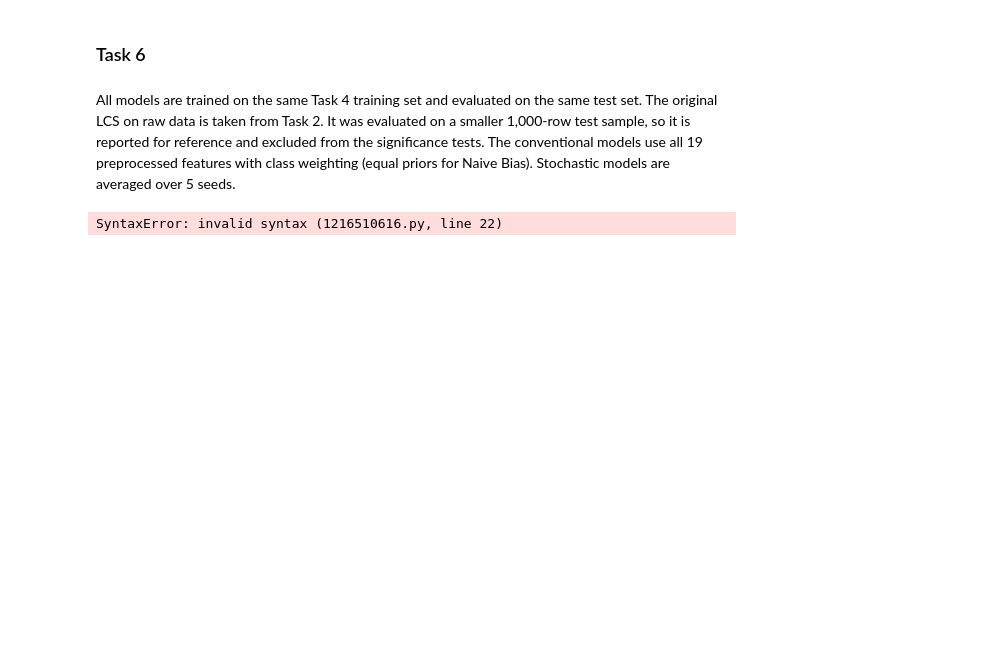
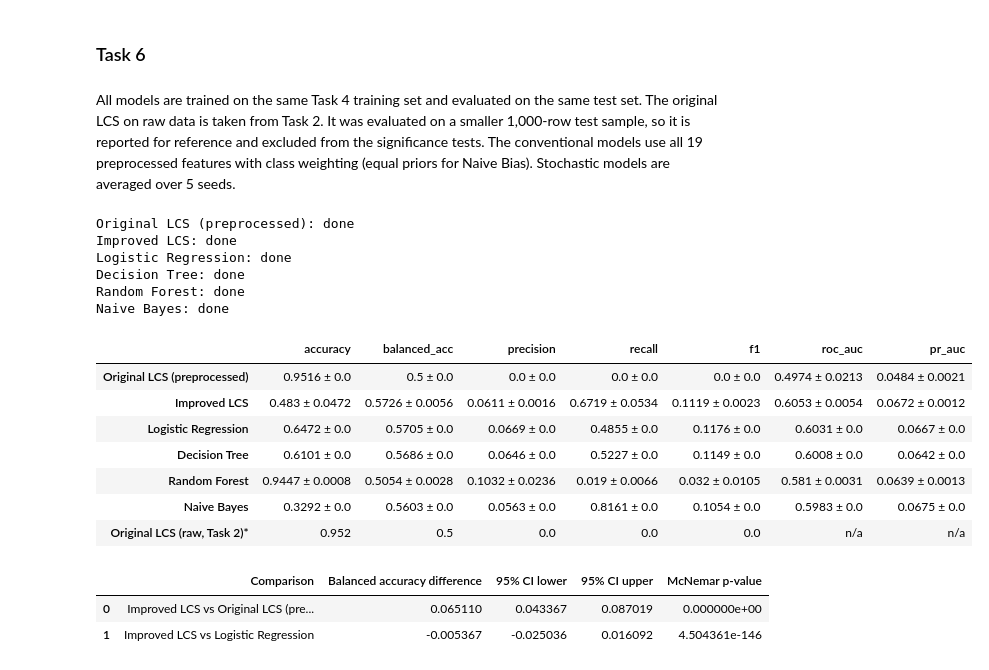
Before and after one commit to kaneviggers/Transaction-fraud-detection, a Jupyter notebook: notebook_phase2.ipynb, the cells around one changed output. Saved outputs shown, nothing was run; the diff lists cells and outputs as text; code cells hidden in the pictures; blank space fills up the shorter version.

Commit message:
Fixed Task 6 error and added statistical comparisons

```diff
--- a/notebook_phase2.ipynb
+++ b/notebook_phase2.ipynb
@@ -1120,7 +1119,7 @@ def elcs_run(cols, seed, sampler="none", prune=False, **params):
     pred = np.array([0 if p is None else p for p in model.predict(X_test[:, cols])]).astype(int)
     try:
         prob = np.asarray(model.predict_proba(X_test[:, cols]), dtype=float)
-        prob = np.nan_to_num(prob[:, 1] if prob.ndim == 2 else prob)s
+        prob = np.nan_to_num(prob[:, 1] if prob.ndim == 2 else prob)
     except Exception:
         prob = pred.astype(float)   # fall back to hard labels if predict_proba fails
     return pred, prob
@@ -1130,31 +1129,68 @@ def sk_run(model):
     return model.predict(X_test), model.predict_proba(X_test)[:, 1]
 
 models = {
     "Original LCS (preprocessed)": lambda s: elcs_run(all_features, s, learning_iterations=20000, N=1000),
     "Improved LCS": lambda s: elcs_run(selected, s, sampler="under", prune=True,
                                        do_correct_set_subsumption=True, acc_sub=0.7, **best_cfg),
     "Logistic Regression": lambda s: sk_run(make_pipeline(StandardScaler(),
                                             LogisticRegression(class_weight="balanced", max_iter=1000))),
     "Decision Tree": lambda s: sk_run(DecisionTreeClassifier(class_weight="balanced", max_depth=5, random_state=s)),
     "Random Forest": lambda s: sk_run(RandomForestClassifier(n_estimators=200, min_samples_leaf=20,
                                       class_weight="balanced", n_jobs=-1, random_state=s)),
     "Naive Bayes": lambda s: sk_run(GaussianNB(priors=[0.5, 0.5])),
 }
 
 results, preds = {}, {}
 for name, run in models.items():
     seed_scores = []
     for s in SEEDS_FINAL:
         pred, prob = run(s)
         seed_scores.append(score_all(y_test, pred, prob))
         if s == SEEDS_FINAL[0]:
             preds[name] = pred          # seed-1 predictions kept for the significance tests
     df_s = pd.DataFrame(seed_scores)
     results[name] = df_s.mean().round(4).astype(str) + " ± " + df_s.std().fillna(0).round(4).astype(str)
     print(f"{name}: done")
 
 comparison_df = pd.DataFrame(results).T
 comparison_df.loc["Original LCS (raw, Task 2)*"] = ["0.952", "0.5", "0.0", "0.0", "0.0", "n/a", "n/a"]
 comparison_df
 # %% [output]
-SyntaxError: invalid syntax (1216510616.py, line 22)
+Original LCS (preprocessed): done
+Improved LCS: done
+Logistic Regression: done
+Decision Tree: done
+Random Forest: done
+Naive Bayes: done
+|  | accuracy | balanced_acc | precision | recall | f1 | roc_auc | pr_auc |
+| Original LCS (preprocessed) | 0.9516 ± 0.0 | 0.5 ± 0.0 | 0.0 ± 0.0 | 0.0 ± 0.0 | 0.0 ± 0.0 | 0.4974 ± 0.0213 | 0.0484 ± 0.0021 |
+| Improved LCS | 0.483 ± 0.0472 | 0.5726 ± 0.0056 | 0.0611 ± 0.0016 | 0.6719 ± 0.0534 | 0.1119 ± 0.0023 | 0.6053 ± 0.0054 | 0.0672 ± 0.0012 |
+| Logistic Regression | 0.6472 ± 0.0 | 0.5705 ± 0.0 | 0.0669 ± 0.0 | 0.4855 ± 0.0 | 0.1176 ± 0.0 | 0.6031 ± 0.0 | 0.0667 ± 0.0 |
+| Decision Tree | 0.6101 ± 0.0 | 0.5686 ± 0.0 | 0.0646 ± 0.0 | 0.5227 ± 0.0 | 0.1149 ± 0.0 | 0.6008 ± 0.0 | 0.0642 ± 0.0 |
+| Random Forest | 0.9447 ± 0.0008 | 0.5054 ± 0.0028 | 0.1032 ± 0.0236 | 0.019 ± 0.0066 | 0.032 ± 0.0105 | 0.581 ± 0.0031 | 0.0639 ± 0.0013 |
+| Naive Bayes | 0.3292 ± 0.0 | 0.5603 ± 0.0 | 0.0563 ± 0.0 | 0.8161 ± 0.0 | 0.1054 ± 0.0 | 0.5983 ± 0.0 | 0.0675 ± 0.0 |
+| Original LCS (raw, Task 2)* | 0.952 | 0.5 | 0.0 | 0.0 | 0.0 | n/a | n/a |
+# %%
+test_results = []
+
+for name in ["Original LCS (preprocessed)", "Logistic Regression"]:
+    difference, lower, upper, _ = bootstrap_bal_acc(
+        y_test, preds["Improved LCS"], preds[name]
+    )
+    b, c, p_value = mcnemar(
+        y_test, preds["Improved LCS"], preds[name]
+    )
+
+    test_results.append({
+        "Comparison": "Improved LCS vs " + name,
+        "Balanced accuracy difference": difference,
+        "95% CI lower": lower,
+        "95% CI upper": upper,
+        "McNemar p-value": p_value
+    })
+
+pd.DataFrame(test_results)
+# %% [output]
+|  | Comparison | Balanced accuracy difference | 95% CI lower | 95% CI upper | McNemar p-value |
+| 0 | Improved LCS vs Original LCS (pre... | 0.065110 | 0.043367 | 0.087019 | 0.000000e+00 |
+| 1 | Improved LCS vs Logistic Regression | -0.005367 | -0.025036 | 0.016092 | 4.504361e-146 |
```
Also changed, not shown: parts of 2 cells of this notebook.
